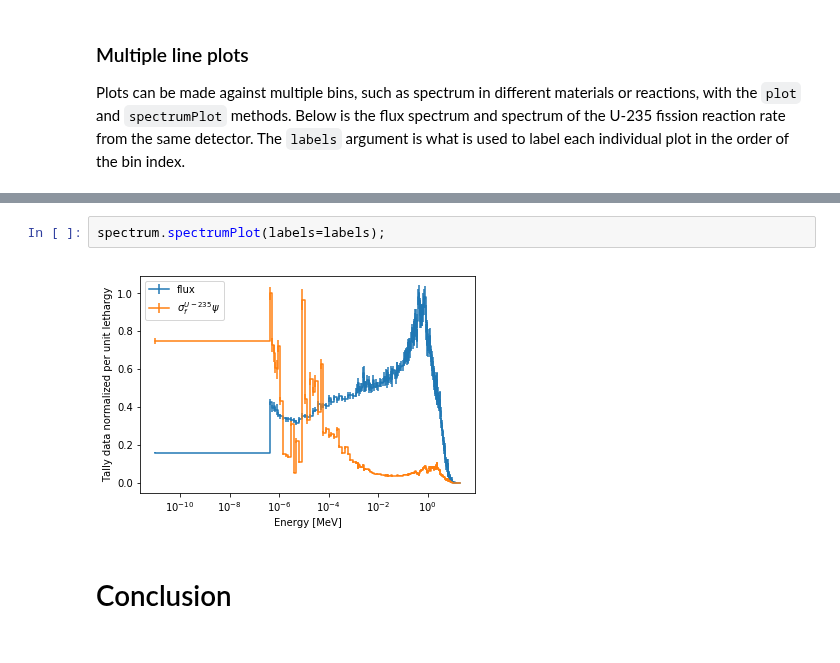
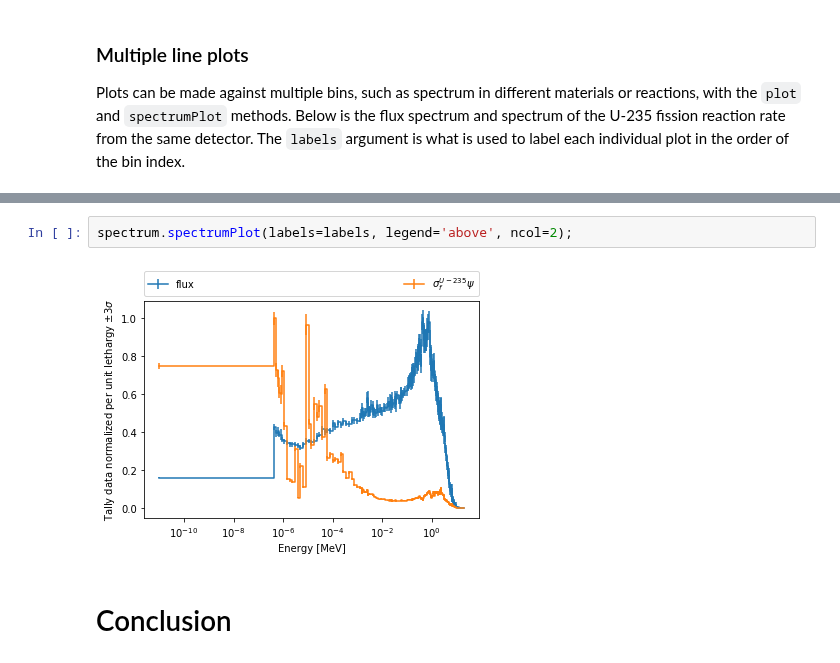
Before and after one commit to CORE-GATECH-GROUP/serpent-tools, a Jupyter notebook: examples/Detector.ipynb, the cells around one changed output, grey strips where cells are left out. Cells and saved outputs as stored; diff of their text form.

Commit message:
DOC - Update detector example with new plot routines

```diff
--- a/examples/Detector.ipynb
+++ b/examples/Detector.ipynb
@@ -296,7 +285,7 @@ spectrum.plot(labels=labels, loglog=True);
 # %%
-spectrum.spectrumPlot(labels=labels);
+spectrum.spectrumPlot(labels=labels, legend='above', ncol=2);
 # %% [output]
-[figure, old version]
+[figure, new version]
 # %% [markdown]
 # Conclusion
 # %% [markdown]
```
Also changed, not shown: parts of 16 cells of this notebook, 19 other files.
